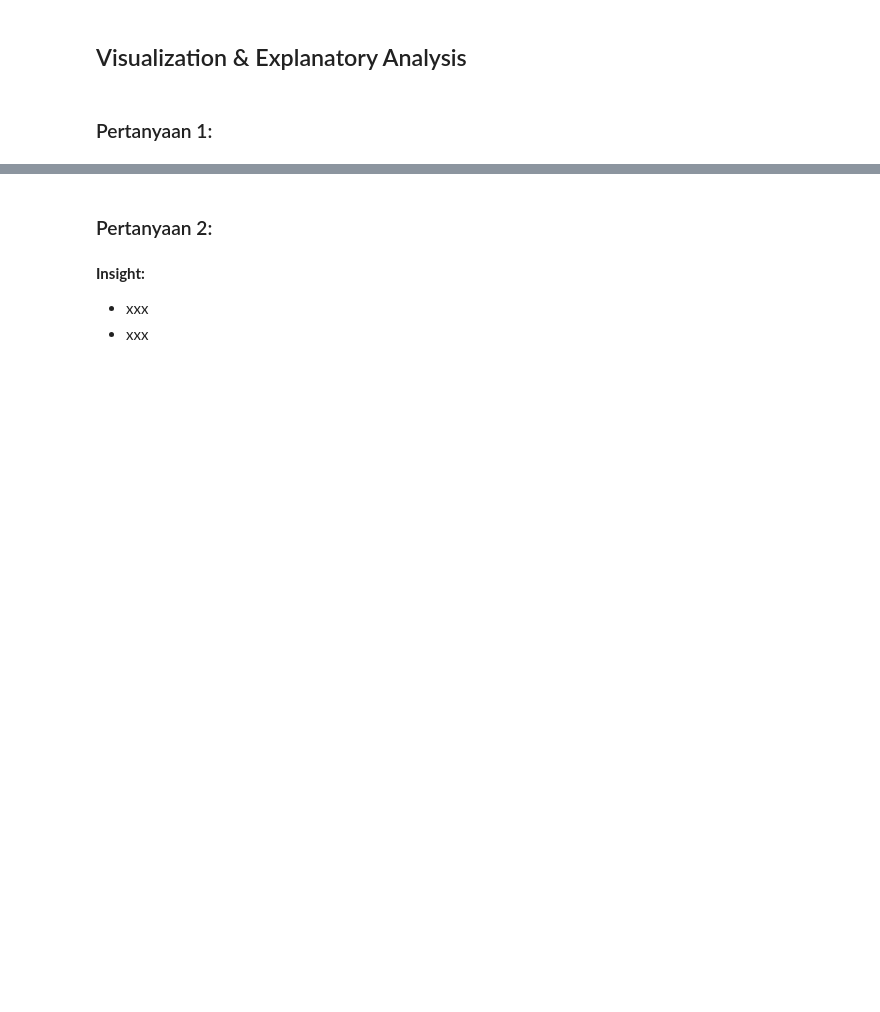
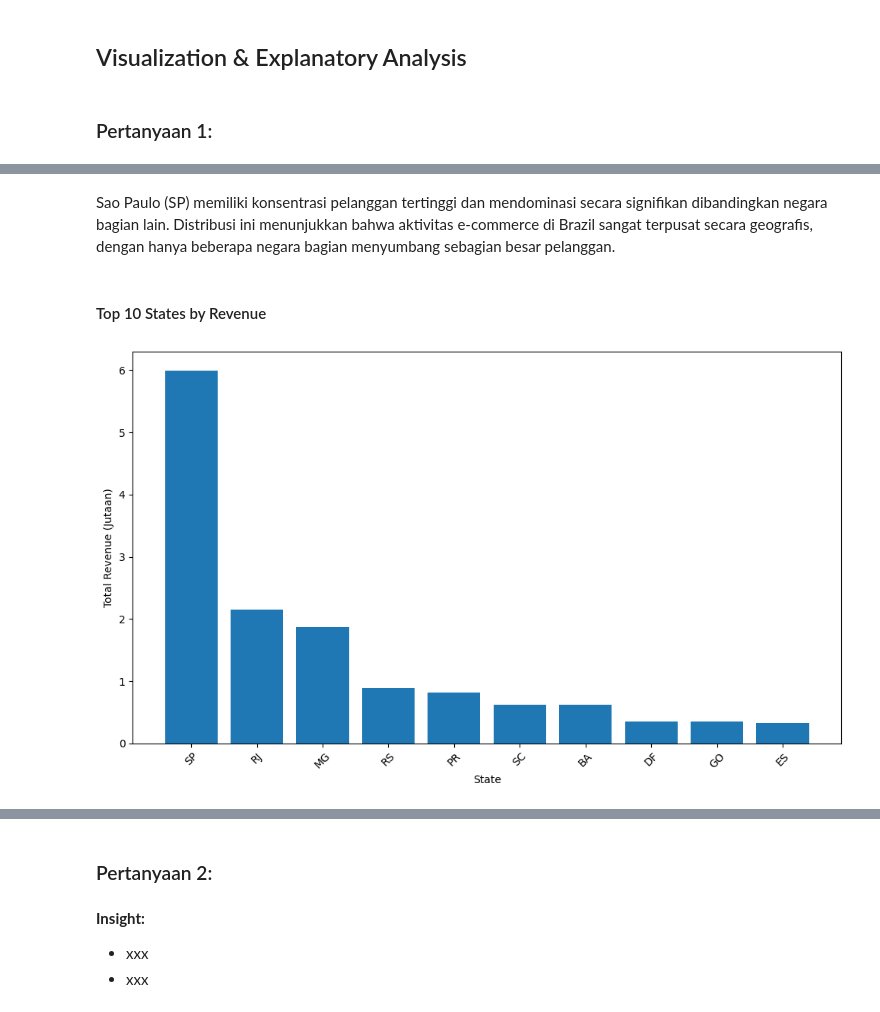
Before and after one commit to NekoMonci12/Machine-Learning-Brazilian-E-Commerce, a Jupyter notebook: ML_Muhammad_Tamir.ipynb, the cells around one changed output, grey strips where cells are left out. Drawn from its saved outputs; the diff is of its cells as text; code cells hidden in the pictures; blank space fills up the shorter version.

```diff
--- a/ML_Muhammad_Tamir.ipynb
+++ b/ML_Muhammad_Tamir.ipynb
@@ -766,0 +850,8 @@ top_data(avg_revenue_per_customer_state, n=10)
+# %% [markdown]
+Sao Paulo (SP) memiliki konsentrasi pelanggan tertinggi dan mendominasi secara signifikan dibandingkan negara bagian lain. Distribusi ini menunjukkan bahwa aktivitas e-commerce di Brazil sangat terpusat secara geografis, dengan hanya beberapa negara bagian menyumbang sebagian besar pelanggan.
+# %% [markdown]
+#### Top 10 States by Revenue
+# %%
+plot_top_states_by_revenue(revenue_state)
+# %% [output]
+[figure, added]
```
Also changed, not shown: parts of 19 cells of this notebook.
